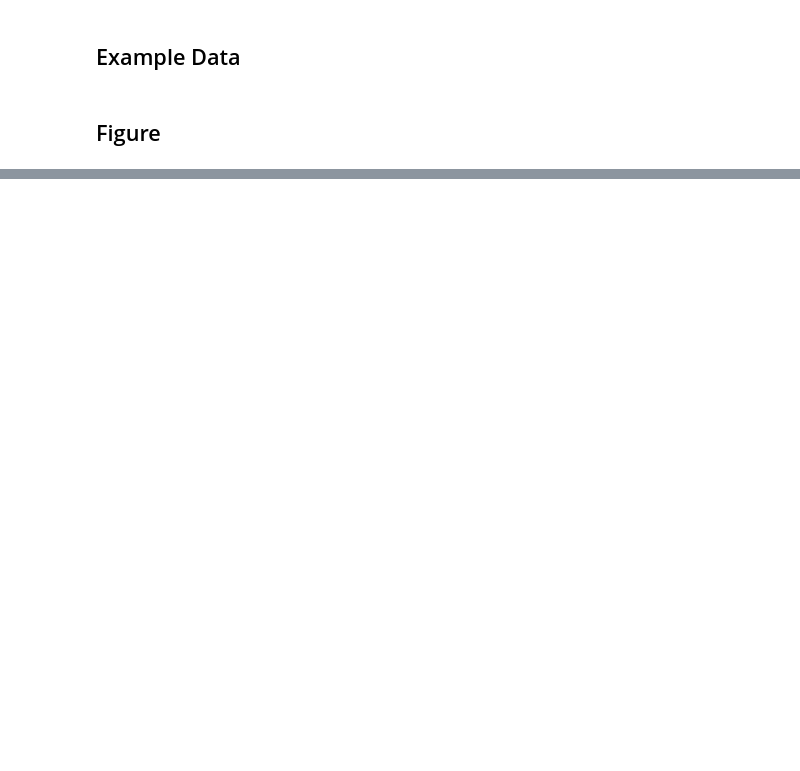
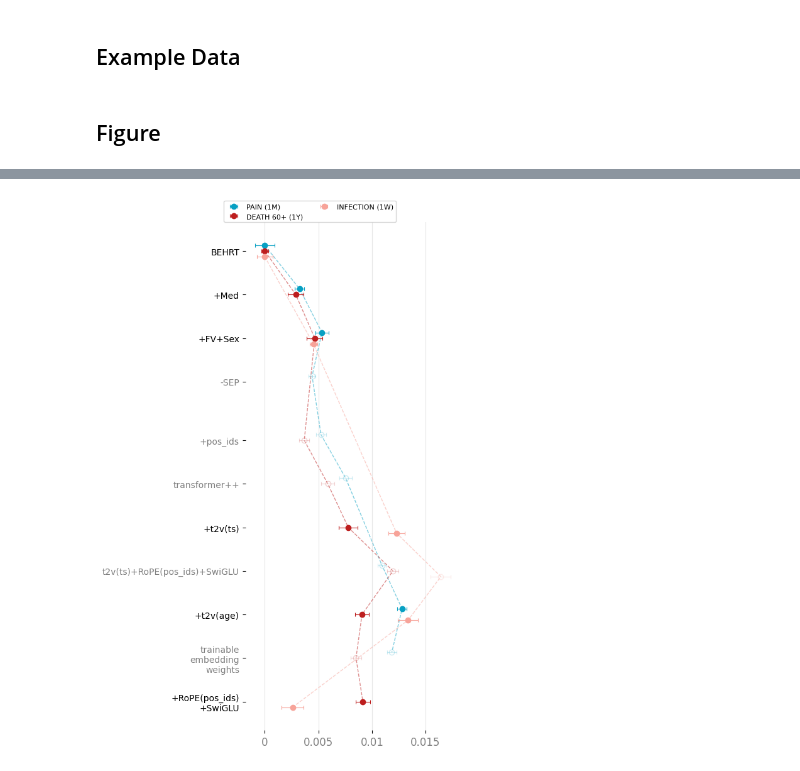
Before and after one commit to mikkelfo/CORE-BEHRT, a Jupyter notebook: ehr2vec/notebooks/model_comparison_figure.ipynb, the cells around one changed output, grey strips where cells are left out. Saved outputs shown, nothing was run; the diff lists cells and outputs as text; code cells hidden in the pictures; blank space fills up the shorter version.

```diff
--- a/ehr2vec/notebooks/model_comparison_figure.ipynb
+++ b/ehr2vec/notebooks/model_comparison_figure.ipynb
@@ -148,0 +242,87 @@ if __name__ == "__main__":
+# %%
+# Constants
+FIGSIZE = (6, 9)
+MODEL_DISTANCE = 0.15
+GROUP_GAP = 0.4
+DISEASE_GAP = 0.05
+LEGEND_LOC = (-.1, 1)
+GROUP_LABEL_PAD = 0.01
+#Y_LIM = (-.0051, .02)
+BOX_COLORS = {'Data': "#5599FF", 'Model': "#5599FF", 'Training': "#5599FF"}
+
+def set_model_adapted_colors(ax, model_adapted):
+    """Sets the colors of the x-tick labels based on model adaptation."""
+    colors = ['black' if adapted else 'grey' for adapted in model_adapted]
+    for ytick, color in zip(ax.get_yticklabels(), colors):
+        ytick.set_color(color)
+
+def add_group_labels(ax, positions, labels, colors, x_position):
+    """Adds group labels to the plot."""
+    for pos, label in zip(positions, labels):
+        ax.text(x_position, pos, label, ha='center', va='top', fontsize=14, fontweight='bold', color='white',
+                bbox=dict(facecolor=colors[label], edgecolor='none', boxstyle='round,pad=1', ),
+                rotation=90)
+
+def style_plot(ax, y_ticklabels):
+    """Styles the plot."""
+    set_spines_visibility(ax)
+    ax.set_xticks(y_ticklabels)
+    ax.set_xticklabels(y_ticklabels, color='grey', fontsize=12)
+    ax.legend(loc=LEGEND_LOC, frameon=True, fontsize=8, ncol=2)
+    ax.grid(False)
+    ax.grid(axis='x', linestyle='-', alpha=0.3)
+
+def create_scatter_plot(ax, positions, scores, stds, label, color, adapted):
+    """Creates a scatter plot with error bars."""
+    scores = normalize_scores(scores)
+    for i, (pos, score, std, ad) in enumerate(zip(positions, scores, stds, adapted)):
+        if score is not None:
+            ax.errorbar(score, pos, xerr=std, markersize=6, fmt='o', capsize=2, capthick=0.8,
+                        elinewidth=0.8, mfc=color if ad else 'w', mec=color, label=label if i == 0 else None,
+                        color=color, alpha=1 if ad else .2)
+def filter_none(positions, scores):
+    """Filters out None values from the scores and positions."""
+    return zip(*[(pos, score) for pos, score in zip(positions, scores) if score is not None])
+
+def create_line_plot(ax, positions, scores, color):
+    """Creates a line plot."""
+    scores = normalize_scores(scores)
+    positions, scores = filter_none(positions, scores)
+    ax.plot(scores, positions, color=color, linestyle='--', linewidth=1, alpha=0.5)
+
+def plot_data(ax, positions, model_adapted, scores,stds, colors):
+    """Plots the data for each category."""
+    for i, (category, color) in enumerate(colors.items()):
+        category_scores = scores[category]
+        category_stds = stds[category]
+        create_scatter_plot(ax, positions + i * MODEL_DISTANCE, category_scores, category_stds, category.upper(), color, model_adapted)
+        create_line_plot(ax, positions + i * MODEL_DISTANCE, category_scores, color)
+
+# ... existing code ...
+
+def main():
+    # Your data initialization here
+    fig, ax = plt.subplots(figsize=FIGSIZE)
+    adjusted_positions, group_labels, group_label_positions = initialize_plot(models, groups)
+
+    colors = { 'PAIN (1m)': '#07A0C3', 'DEATH 60+ (1y)': '#BD1E1E','INFECTION (1w)': '#F7A399'}
+
+    plot_data(ax, adjusted_positions, model_adapted, roc_scores, roc_stds, colors)
+    ax.set_yticks(adjusted_positions +  MODEL_DISTANCE)
+    ax.set_yticklabels(models, fontsize=10, color='k')
+
+    set_model_adapted_colors(ax, model_adapted)
+
+    x_ticklabels = [ 0, .005, .01, .015]
+    ax.set_ylim(ax.get_ylim()[::-1])
+    style_plot(ax, x_ticklabels)
+    #add_group_labels(ax, group_label_positions, group_labels, BOX_COLORS, -.01)
+
+    plt.tight_layout()
+    plt.show()
+    fig.savefig('roc_scores_comparison.png', dpi=300, bbox_inches='tight')
+
+if __name__ == "__main__":
+    main()
+# %% [output]
+[figure, added]
```
Also changed, not shown: parts of 7 cells of this notebook.
